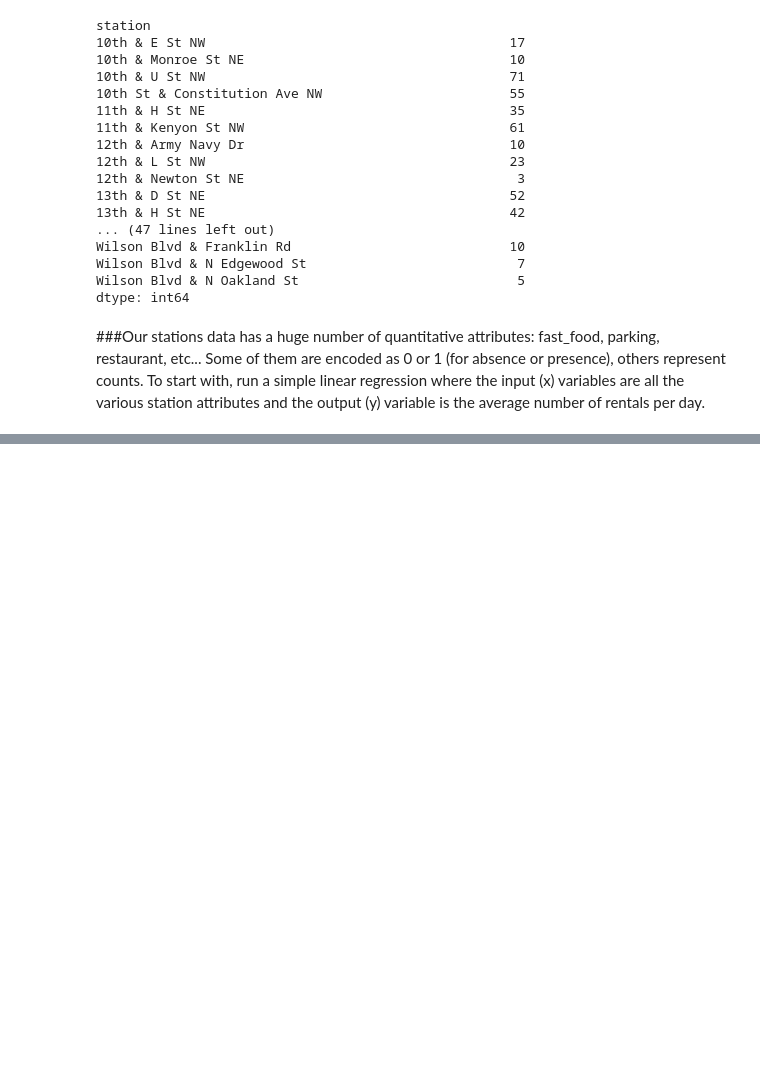
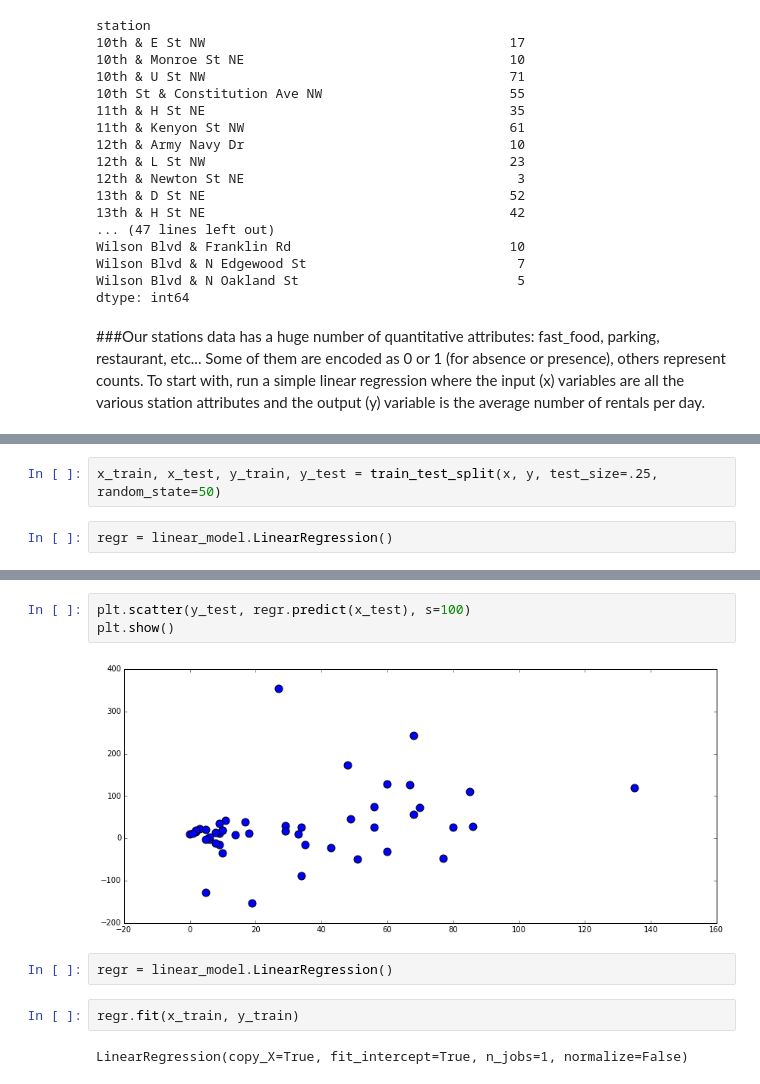
Before and after one commit to sjschmidt44/bike_share, a Jupyter notebook: bike_share_data_3.ipynb, the cells around one changed output, grey strips where cells are left out. Drawn from its saved outputs; the diff is of its cells as text; blank space fills up the shorter version.

```diff
--- a/bike_share_data_3.ipynb
+++ b/bike_share_data_3.ipynb
@@ -62,0 +90,4 @@ regr.fit()
+# %%
+x_train, x_test, y_train, y_test = train_test_split(x, y, test_size=.25, random_state=50)
+# %%
+regr = linear_model.LinearRegression()
@@ -62,0 +98,11 @@ regr.fit()
+# %%
+plt.scatter(y_test, regr.predict(x_test), s=100)
+plt.show()
+# %% [output]
+[figure, added]
+# %%
+regr = linear_model.LinearRegression()
+# %%
+regr.fit(x_train, y_train)
+# %% [output]
+LinearRegression(copy_X=True, fit_intercept=True, n_jobs=1, normalize=False)
```
Also changed, not shown: parts of 18 cells of this notebook.
